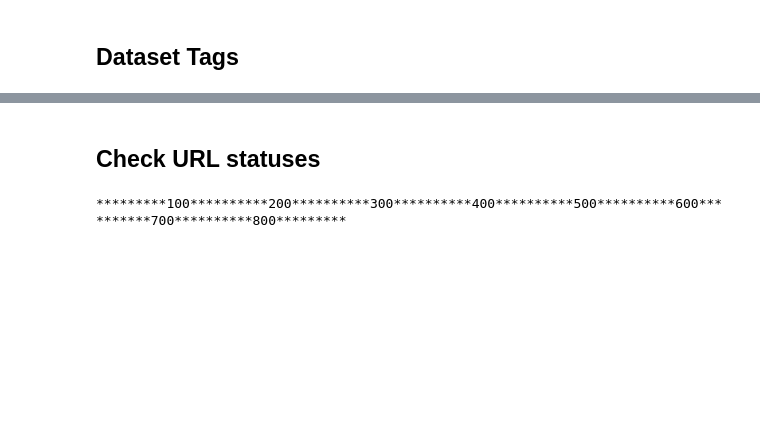
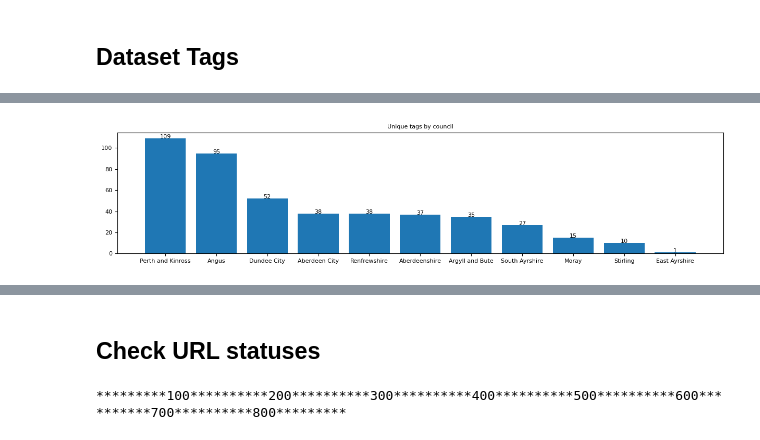
Before and after one commit to OpenDataScotland/the_od_bods, a Jupyter notebook: analytics/analytics.ipynb, the cells around one changed output, grey strips where cells are left out. Saved outputs shown, nothing was run; the diff lists cells and outputs as text; code cells hidden in the pictures; blank space fills up the shorter version.

```diff
--- a/analytics/analytics.ipynb
+++ b/analytics/analytics.ipynb
@@ -349,0 +362,12 @@ stats_d
+# %%
+### Number of unique tags by council
+stats_d2 = pd.DataFrame(data_tags.groupby(['Owner'])['Tag'].nunique()).sort_values(by=['Tag'],ascending=False)
+
+plt.figure(figsize=(15,3))
+plt.bar(x=stats_d2.index, height=stats_d2['Tag'])
+plt.ylabel(''), plt.xlabel('')
+addlabels(stats_d2.index, stats_d2['Tag'],0)
+plt.title('Unique tags by council')
+plt.show()
+# %% [output]
+[figure, added]
```
Also changed, not shown: parts of 8 cells of this notebook.
